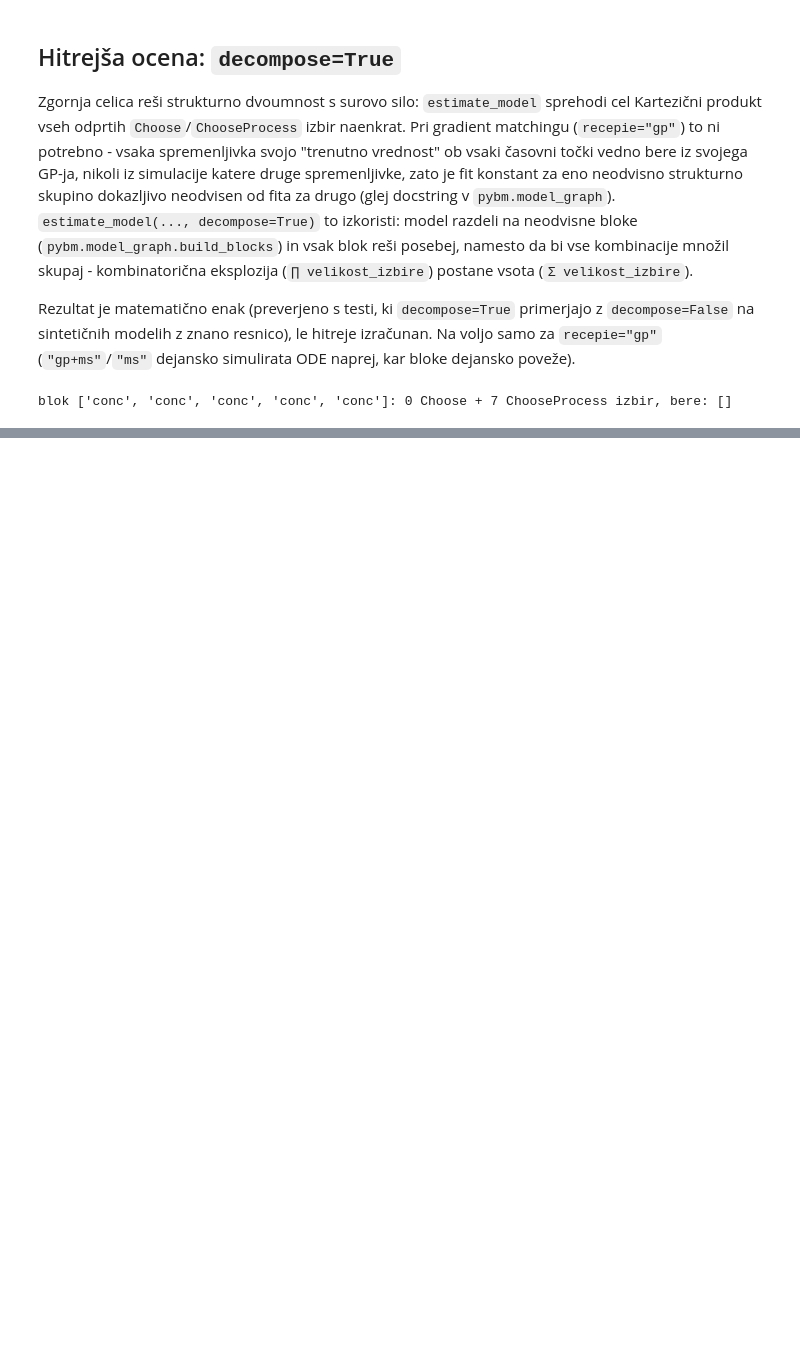
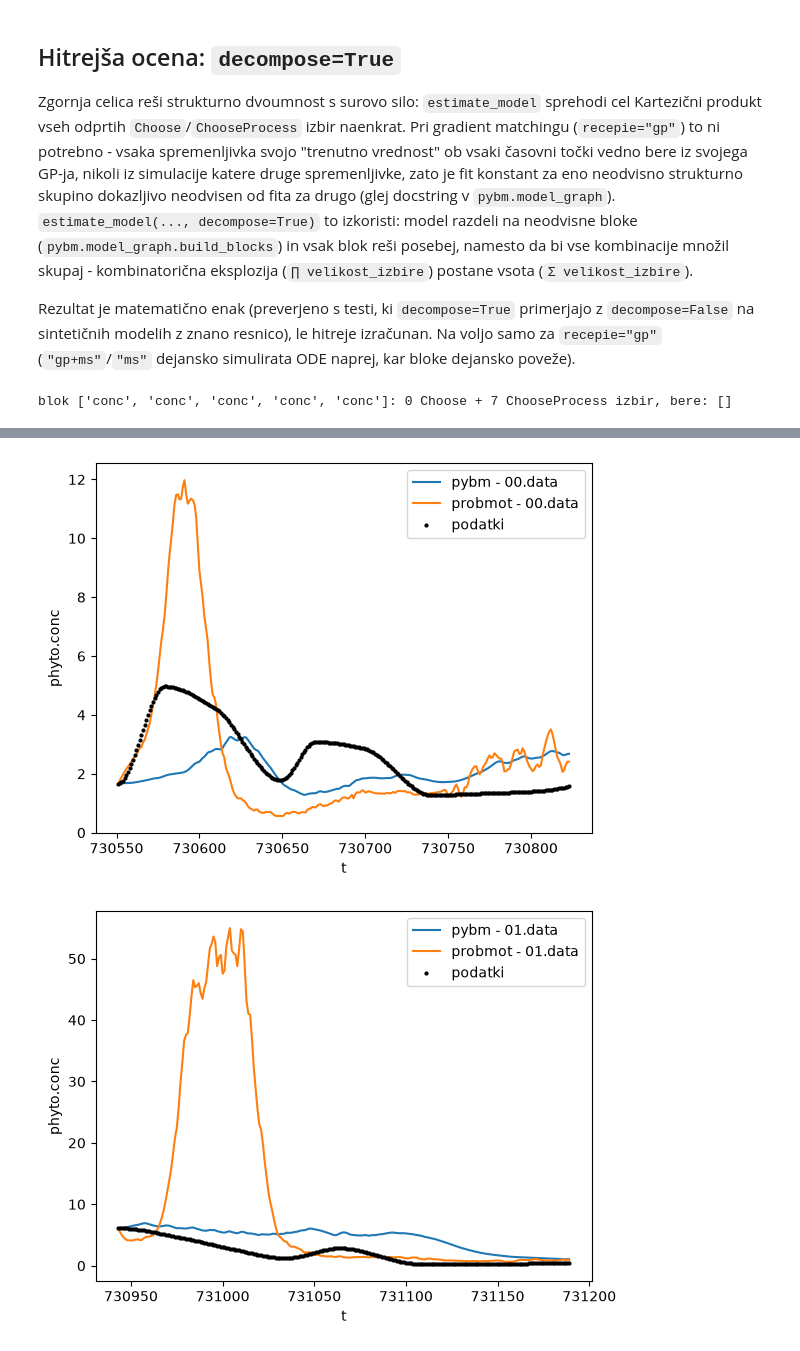
Before and after one commit to urhprimozic/PyBM, a Jupyter notebook: examples/bled/sandboy.ipynb, the cells around one changed output, grey strips where cells are left out. Saved outputs shown, nothing was run; the diff lists cells and outputs as text; code cells hidden in the pictures; blank space fills up the shorter version.

Commit message:
probmot results reader

```diff
--- a/examples/bled/sandboy.ipynb
+++ b/examples/bled/sandboy.ipynb
@@ -125,0 +138,19 @@ best_loss: 0.285147
+# %%
+from pybm.estimate.multishooting_torch import estimate_torch
+
+model = results_decomp.best_model
+model.switch_engine("torch")  # v primeru, da je bila spodaj (b679fc70) že preklopljena na scipy
+
+# estimate_torch potrebuje init_params oblike [konstante..., seed za state var na začetku VSAKEGA
+# od 10 segmentov]. FullEstimationResults.init_params() to zgradi direktno iz že fitanih
+# best_consts (brez ponovnega fitanja) - seedi pridejo iz phyto.conc-ovih lastnih (interpoliranih)
+# podatkov na začetku vsakega segmenta, glej njen docstring.
+n_intervals=10
+init_params = results_decomp.init_params(t, n_subintervals=n_intervals)
+
+# estimate_torch nima xtol/max_nfev (to so bili scipy.least_squares kwargi, pomešani sem) - samo
+# max_iter in gtol sta skupna obema metodama (glej signaturo).
+results_torch = estimate_torch(
+    model, t_eval=t, method="constraints", n_subintervals=n_intervals, init_params=init_params,
+    max_iter=1000, gtol=0.01, verbose=2,
+)
@@ -142,0 +191,45 @@ TRUE_INITIAL_PHYTO_CONC = 2.3002014225415075
+# %%
+from pybm.model import Context
+import matplotlib.pyplot as plt
+import numpy as np
+from pybm.simulate.trajectory import simulate
+from pybm.simulate.initials import get_ctx
+
+model_probmot = probmot_results.best_model
+model_pybm = model
+
+model_probmot.switch_engine("scipy")
+model_pybm.switch_engine("scipy")
+
+# Prejšnja `set_initial_conditions` je klicala `var(t0)` brez `ctx` (zato TypeError) - in tudi če bi
+# ctx dodali, bi za ALGEBRAIČNE spremenljivke (nutrientLim, growthRate, ...) to bila napačna
+# vrednost, ker te nimajo `.data` - njihova "trenutna vrednost" ob t0 sploh ni definirana, dokler
+# se ne poračuna iz stanja. `get_ctx()` to reši pravilno: eksogene/state spremenljivke postavi iz
+# podatkov pri t0, algebraične pa na harmless placeholder 0.0 - `simulate()` jih itak vsak časovni
+# korak na novo poračuna iz trenutnega stanja (`_settle_algebraic`), zato njihova začetna vrednost
+# tu sploh ni pomembna.
+
+# test on different datasets
+datasets = ["00.data", "01.data", "02.data", "95-01.data", "95.data", "96.data", "97.data", "98.data", "99.data"]
+for dataset in datasets:
+    plt.figure()
+    for name, _model in (("pybm", model_pybm), ("probmot", model_probmot)):
+        set_data(f"./data/{dataset}", _model)
+
+        t_eval = _model.vars["phyto.conc"].data.t
+        consts = results_torch.consts if name == "pybm" else probmot_results.best_consts
+
+        ctx = get_ctx(_model, t=float(t_eval[0]))
+        ctx = Context(vars=ctx["vars"], consts=np.asarray(consts, dtype=float))
+
+        sol = simulate(_model, t_eval, ctx)
+        phyto_idx = _model.vars["phyto.conc"].index_in_ctx
+        plt.plot(t_eval, sol.y[phyto_idx], label=f"{name} - {dataset}")
+    plt.plot(t_eval, _model.vars["phyto.conc"].data(t_eval), "o", color="black", markersize=2, label="podatki")
+    plt.xlabel("t")
+    plt.ylabel("phyto.conc")
+    plt.legend()
+    plt.show()
+# %% [output]
+[figure, added]
+[figure, added]
```
Also changed, not shown: parts of 11 cells of this notebook, 14 other files.
